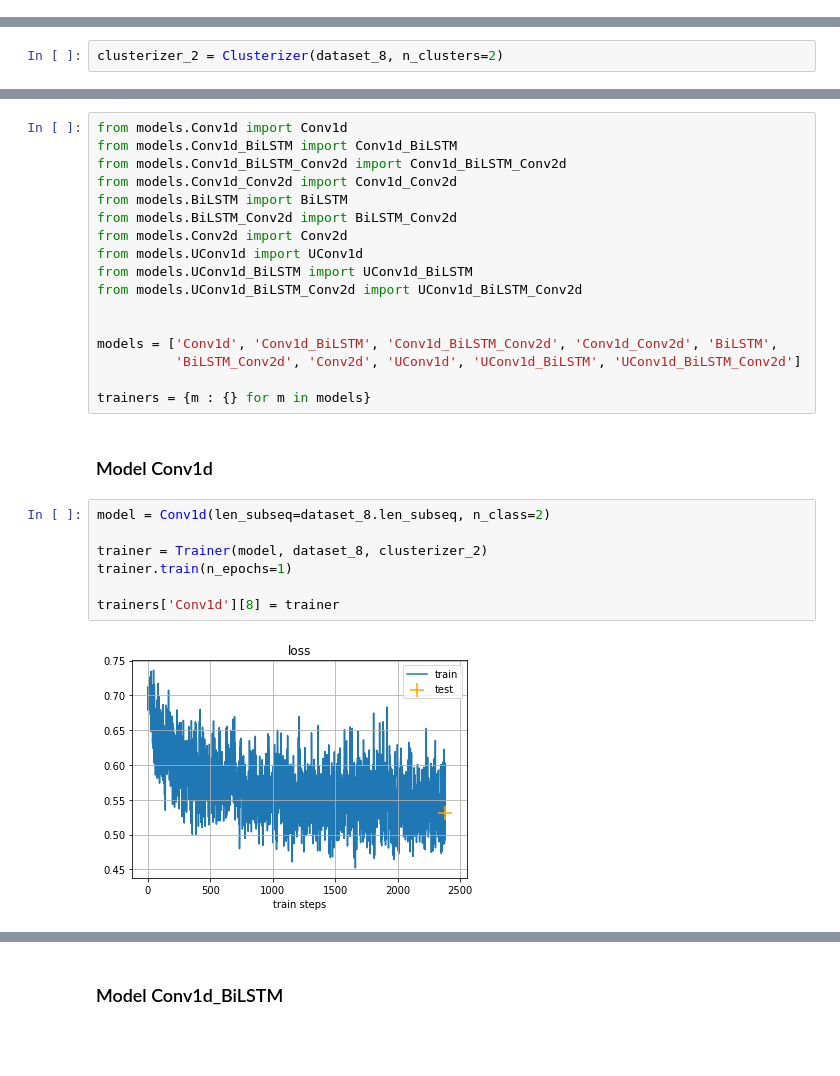
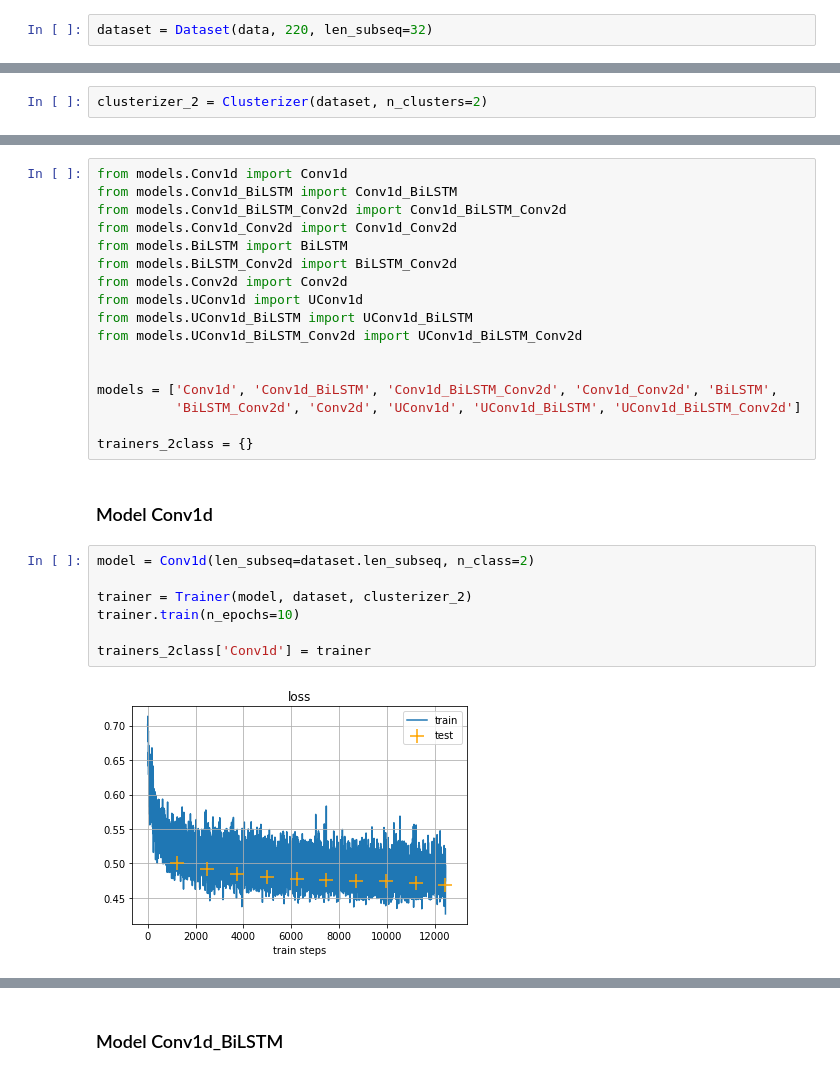
Before and after one commit to glebelg/protein-alpha-angles-prediction, a Jupyter notebook: experiments.ipynb, the cells around one changed output, grey strips where cells are left out. Drawn from its saved outputs; the diff is of its cells as text; blank space fills up the shorter version.

```diff
--- a/experiments.ipynb
+++ b/experiments.ipynb
@@ -39 +36,3 @@ dataset_32 = Dataset(data, 220, len_subseq=32, batch_size=32)
+# %%
+dataset = Dataset(data, 220, len_subseq=32)
 # %%
@@ -63,7 +56,7 @@ Train dataset size with subsequence length of 32: 16628
 # %% [markdown]
 # 2-class classification
 # %%
-clusterizer_2 = Clusterizer(dataset_8, n_clusters=2)
+clusterizer_2 = Clusterizer(dataset, n_clusters=2)
 # %%
 print('Class 0: %d elements' % clusterizer_2.angle_class_idxs[0].sum())
 print('Class 1: %d elements' % clusterizer_2.angle_class_idxs[1].sum())
@@ -106,15 +99,15 @@ from models.UConv1d_BiLSTM_Conv2d import UConv1d_BiLSTM_Conv2d
 models = ['Conv1d', 'Conv1d_BiLSTM', 'Conv1d_BiLSTM_Conv2d', 'Conv1d_Conv2d', 'BiLSTM',
           'BiLSTM_Conv2d', 'Conv2d', 'UConv1d', 'UConv1d_BiLSTM', 'UConv1d_BiLSTM_Conv2d']
 
-trainers = {m : {} for m in models}
+trainers_2class = {}
 # %% [markdown]
 ### Model Conv1d
 # %%
-model = Conv1d(len_subseq=dataset_8.len_subseq, n_class=2)
+model = Conv1d(len_subseq=dataset.len_subseq, n_class=2)
 
-trainer = Trainer(model, dataset_8, clusterizer_2)
-trainer.train(n_epochs=1)
+trainer = Trainer(model, dataset, clusterizer_2)
+trainer.train(n_epochs=10)
 
-trainers['Conv1d'][8] = trainer
+trainers_2class['Conv1d'] = trainer
 # %% [output]
-[figure, old version]
+[figure, new version]
```
Also changed, not shown: parts of 38 cells of this notebook, 8 other files.
